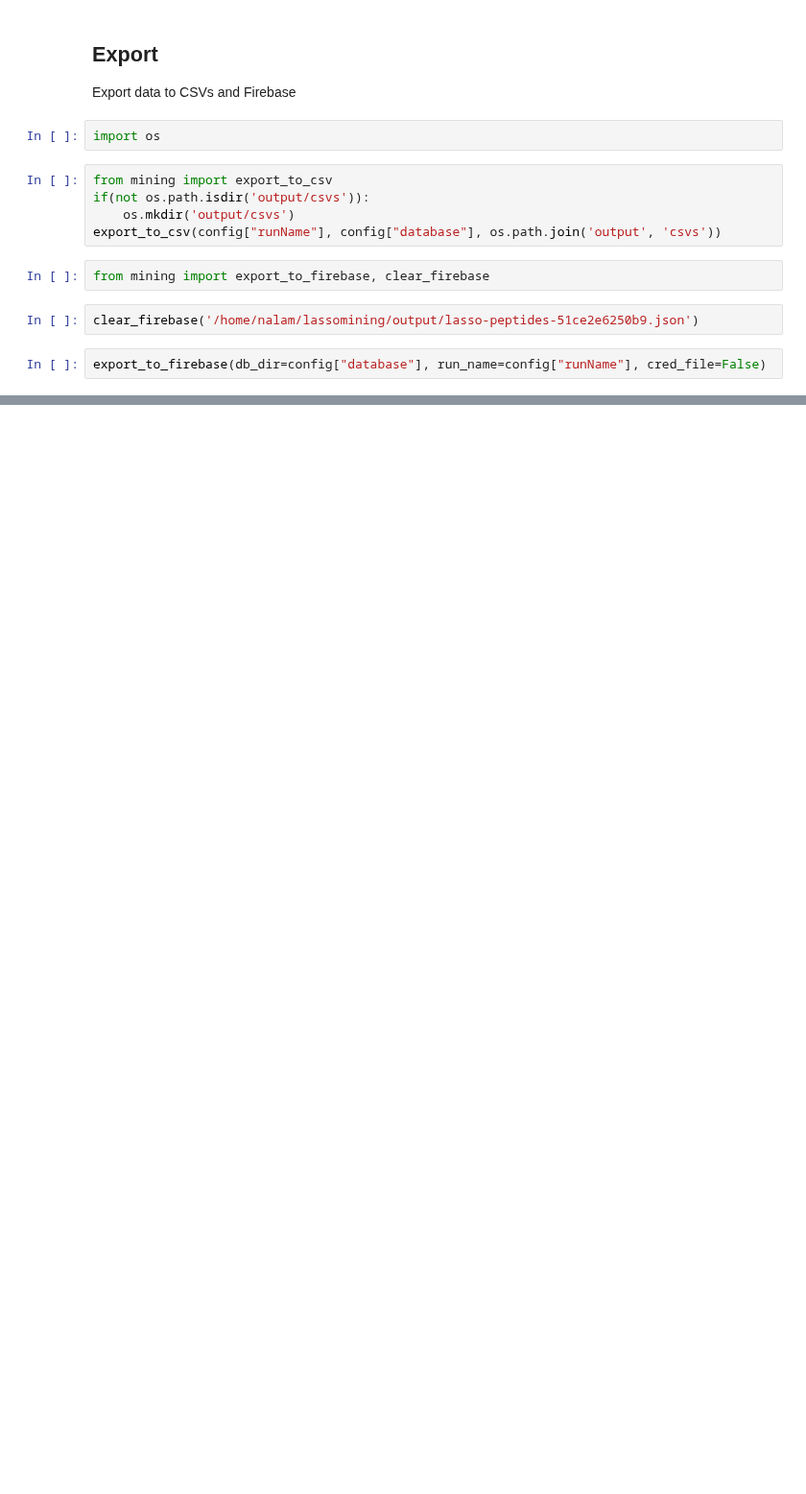
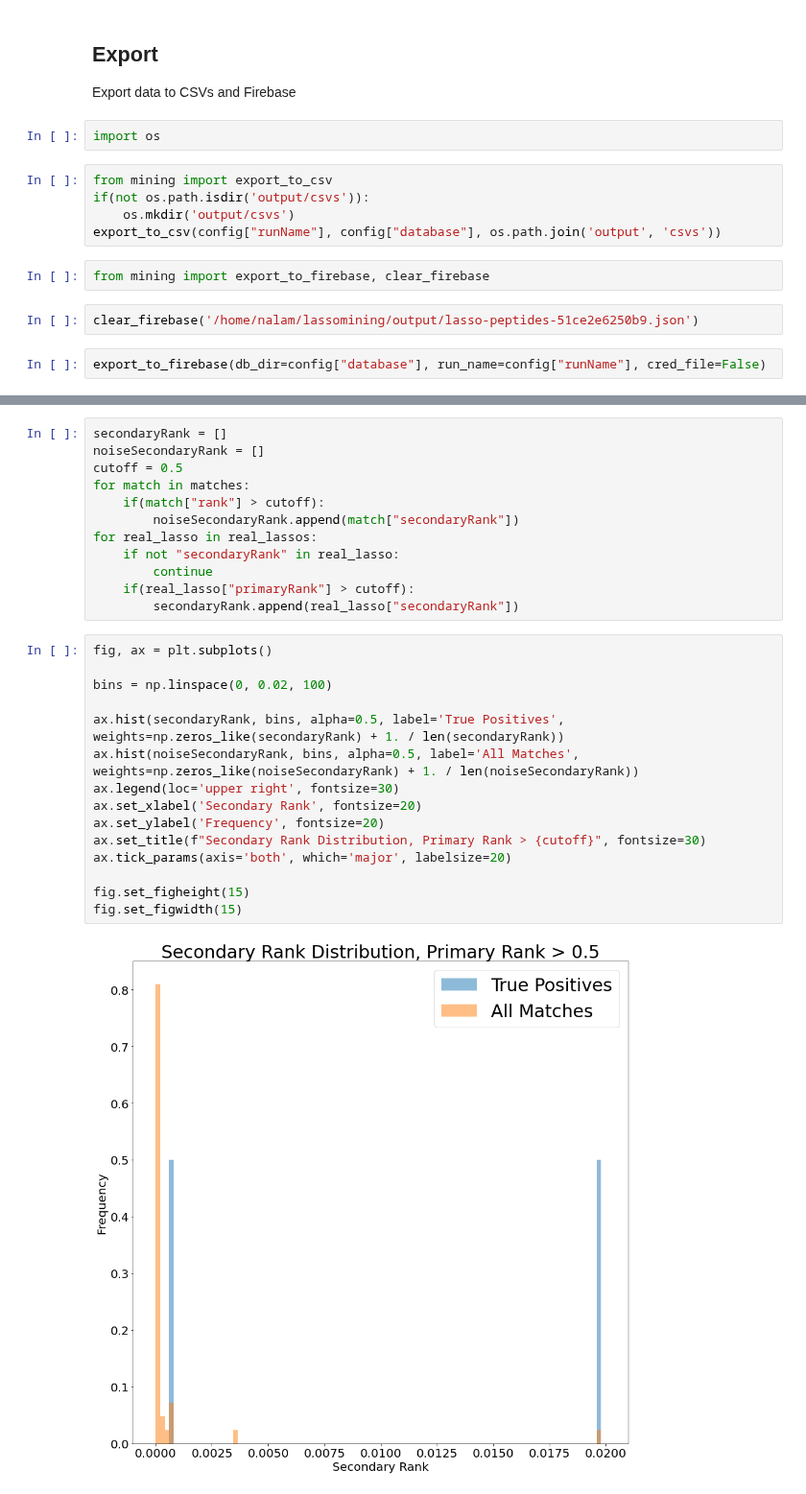
Before and after one commit to nathanalam/lassomining, a Jupyter notebook: Notebook.ipynb, the cells around one changed output, grey strips where cells are left out. Shown at 96% size. Drawn from its saved outputs; the diff is of its cells as text; blank space fills up the shorter version.

```diff
--- a/Notebook.ipynb
+++ b/Notebook.ipynb
@@ -284,0 +465,29 @@ export_to_firebase(db_dir=config["database"], run_name=config["runName"], cred_f
+# %%
+secondaryRank = []
+noiseSecondaryRank = []
+cutoff = 0.5
+for match in matches:
+    if(match["rank"] > cutoff):
+        noiseSecondaryRank.append(match["secondaryRank"])
+for real_lasso in real_lassos:
+    if not "secondaryRank" in real_lasso:
+        continue
+    if(real_lasso["primaryRank"] > cutoff):
+        secondaryRank.append(real_lasso["secondaryRank"])
+# %%
+fig, ax = plt.subplots()
+
+bins = np.linspace(0, 0.02, 100)
+
+ax.hist(secondaryRank, bins, alpha=0.5, label='True Positives', weights=np.zeros_like(secondaryRank) + 1. / len(secondaryRank))
+ax.hist(noiseSecondaryRank, bins, alpha=0.5, label='All Matches', weights=np.zeros_like(noiseSecondaryRank) + 1. / len(noiseSecondaryRank))
+ax.legend(loc='upper right', fontsize=30)
+ax.set_xlabel('Secondary Rank', fontsize=20)
+ax.set_ylabel('Frequency', fontsize=20)
+ax.set_title(f"Secondary Rank Distribution, Primary Rank > {cutoff}", fontsize=30)
+ax.tick_params(axis='both', which='major', labelsize=20)
+
+fig.set_figheight(15)
+fig.set_figwidth(15)
+# %% [output]
+[figure, added]
```
Also changed, not shown: parts of 20 cells of this notebook, 1 other file.
